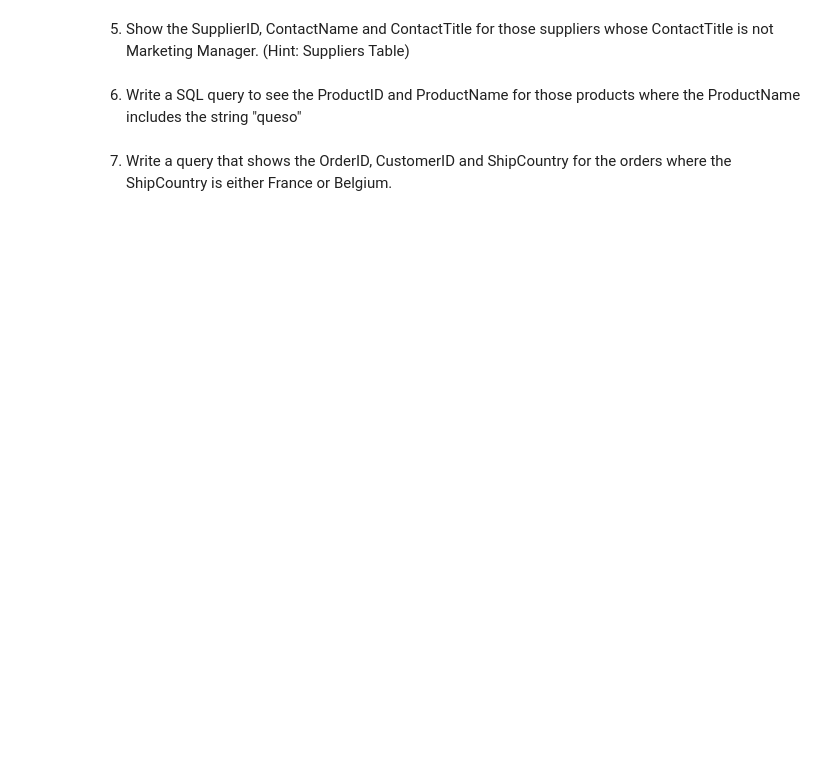
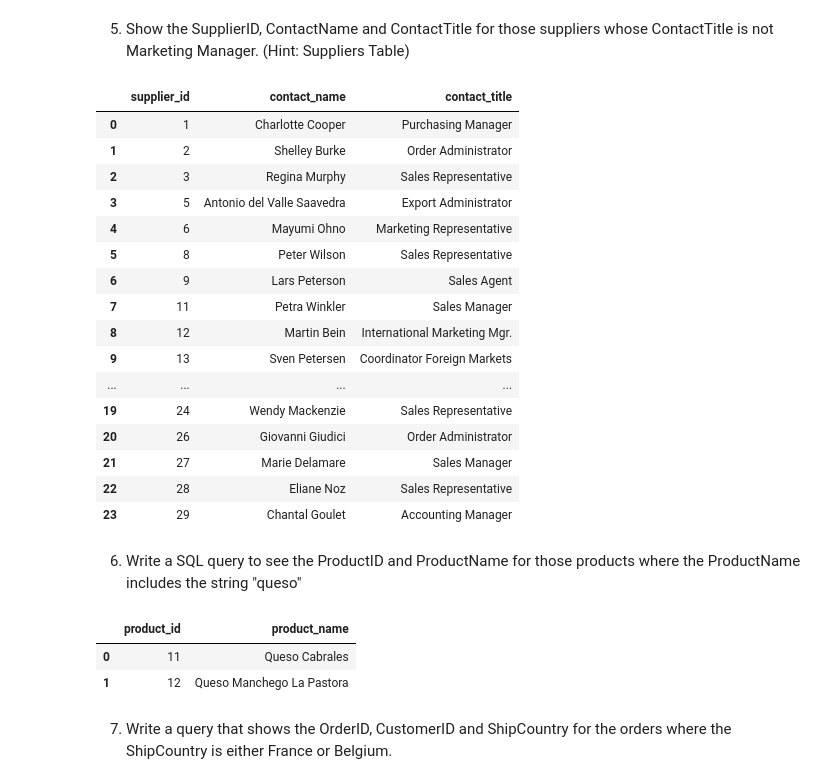
Before and after one commit to kal-nemi/postgresql-database-application, a Jupyter notebook: DatabaseApplication-Assignment-2.ipynb, the cells around one changed output. Cells and saved outputs as stored; diff of their text form; code cells hidden in the pictures; blank space fills up the shorter version.

```diff
--- a/DatabaseApplication-Assignment-2.ipynb
+++ b/DatabaseApplication-Assignment-2.ipynb
@@ -21,6 +101,46 @@ import pandas.io.sql as sqlio
 # %% [markdown]
 5. Show the SupplierID, ContactName and ContactTitle for those suppliers whose ContactTitle is not Marketing Manager. (Hint: Suppliers Table)
+# %%
+query = """
+SELECT supplier_id, contact_name, contact_title
+FROM suppliers
+WHERE contact_title != 'Marketing Manager';
+"""
+#execute query and save it to a variable
+dataset = sqlio.read_sql_query(query,conn)
+dataset
+# %% [output]
+|  | supplier_id | contact_name | contact_title |
+| 0 | 1 | Charlotte Cooper | Purchasing Manager |
+| 1 | 2 | Shelley Burke | Order Administrator |
+| 2 | 3 | Regina Murphy | Sales Representative |
+| 3 | 5 | Antonio del Valle Saavedra | Export Administrator |
+| 4 | 6 | Mayumi Ohno | Marketing Representative |
+| 5 | 8 | Peter Wilson | Sales Representative |
+| 6 | 9 | Lars Peterson | Sales Agent |
+| 7 | 11 | Petra Winkler | Sales Manager |
+| 8 | 12 | Martin Bein | International Marketing Mgr. |
+| 9 | 13 | Sven Petersen | Coordinator Foreign Markets |
+| ... | ... | ... | ... |
+| 19 | 24 | Wendy Mackenzie | Sales Representative |
+| 20 | 26 | Giovanni Giudici | Order Administrator |
+| 21 | 27 | Marie Delamare | Sales Manager |
+| 22 | 28 | Eliane Noz | Sales Representative |
+| 23 | 29 | Chantal Goulet | Accounting Manager |
 # %% [markdown]
 6. Write a SQL query to see the ProductID and ProductName for those products where the ProductName includes the string "queso"
+# %%
+query = """
+SELECT product_id, product_name
+FROM products
+WHERE product_name LIKE '%Queso%';
+"""
+#execute query and save it to a variable
+dataset = sqlio.read_sql_query(query,conn)
+dataset
+# %% [output]
+|  | product_id | product_name |
+| 0 | 11 | Queso Cabrales |
+| 1 | 12 | Queso Manchego La Pastora |
 # %% [markdown]
 7. Write a query that shows the OrderID, CustomerID and ShipCountry for the orders where the ShipCountry is either France or Belgium.
```
Also changed, not shown: parts of 30 cells of this notebook.
